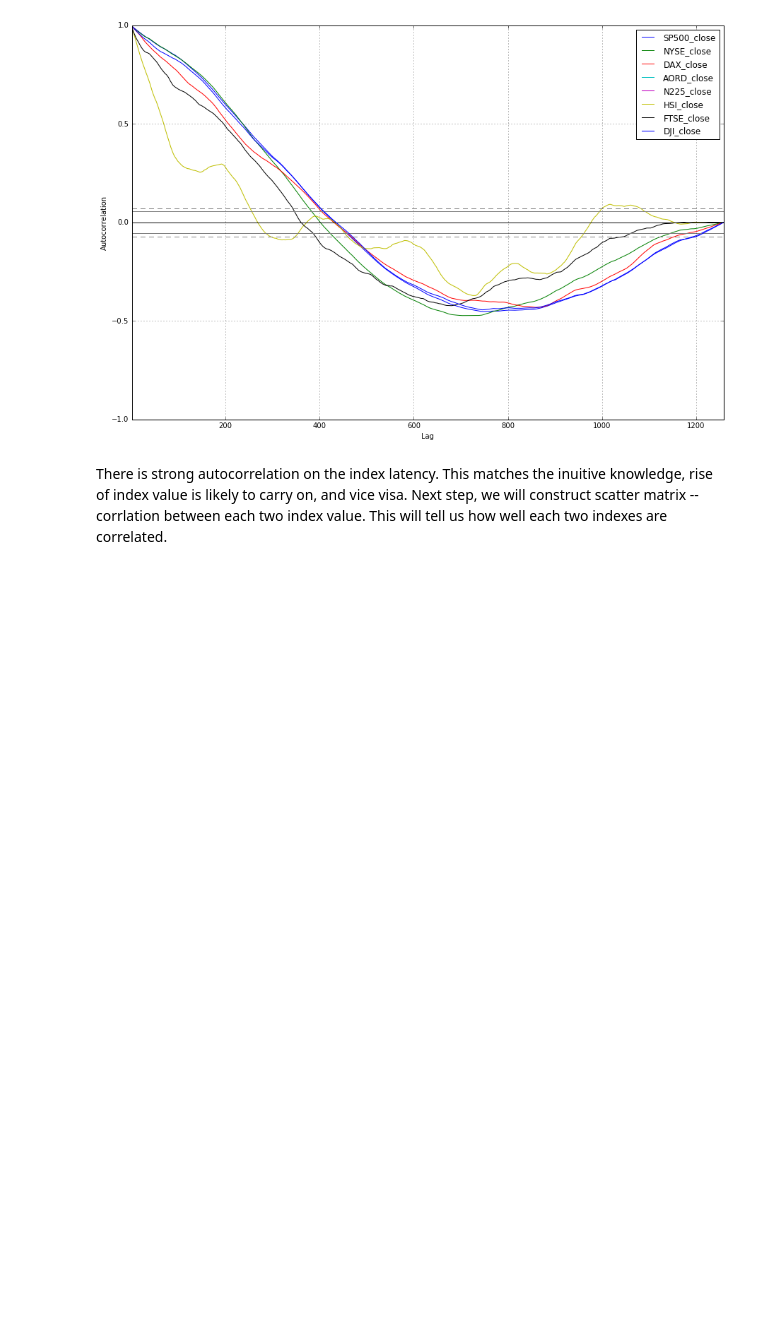
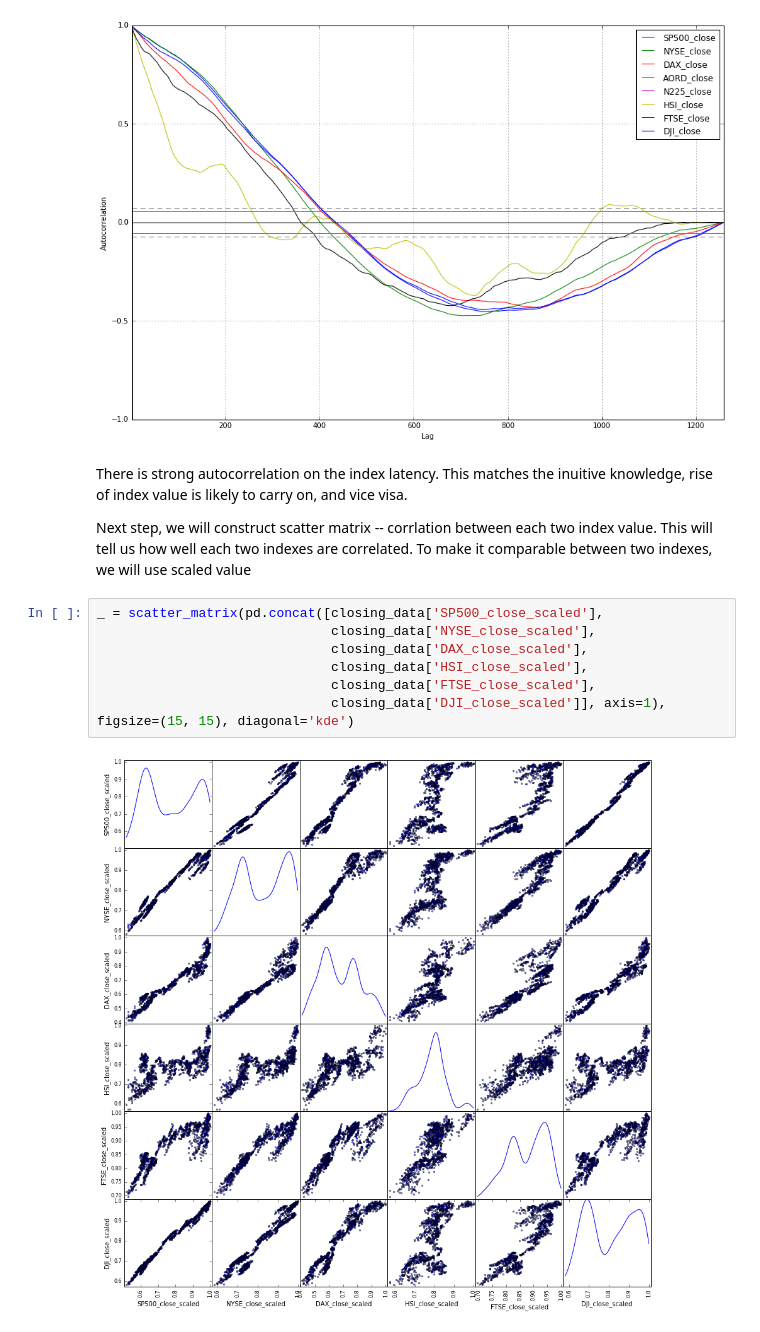
Before and after one commit to stevenyu530/NowcastingLibrary, a Jupyter notebook: IPythonNotebooks/MLFinancialTimeSeries.ipynb, the cells around one changed output. Drawn from its saved outputs; the diff is of its cells as text; blank space fills up the shorter version.

```diff
--- a/IPythonNotebooks/MLFinancialTimeSeries.ipynb
+++ b/IPythonNotebooks/MLFinancialTimeSeries.ipynb
@@ -106,4 +116,15 @@ plt.grid()
 [figure]
 # %% [markdown]
 There is strong autocorrelation on the index latency. This matches the inuitive knowledge, rise of index value is likely to carry on, and vice visa.
+
 Next step, we will construct scatter matrix -- corrlation between each two index value. This will tell us how well each two indexes are correlated.
+To make it comparable between two indexes, we will use scaled value
+# %%
+_ = scatter_matrix(pd.concat([closing_data['SP500_close_scaled'],
+                              closing_data['NYSE_close_scaled'],
+                              closing_data['DAX_close_scaled'],
+                              closing_data['HSI_close_scaled'],
+                              closing_data['FTSE_close_scaled'],
+                              closing_data['DJI_close_scaled']], axis=1), figsize=(15, 15), diagonal='kde')
+# %% [output]
+[figure, added]
```
Also changed, not shown: parts of 2 cells of this notebook.
